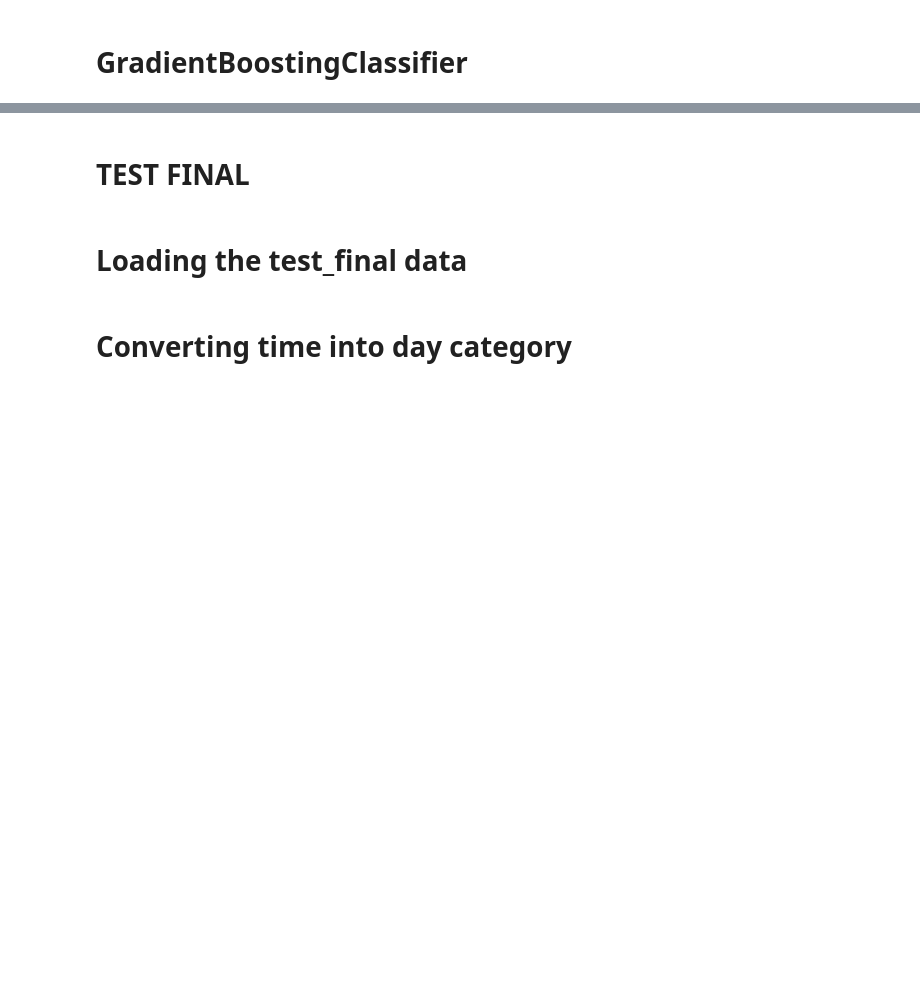
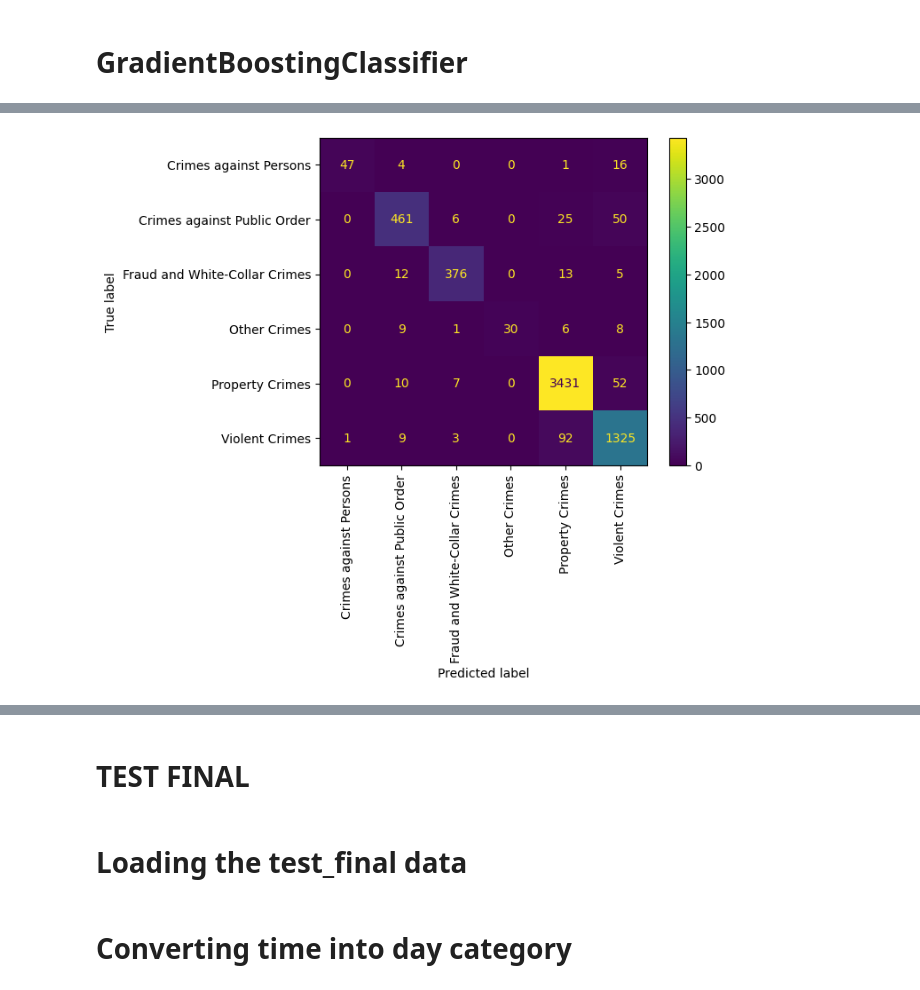
Before and after one commit to linisha04/ml-project-academic, a Jupyter notebook: 22f2000254-notebook-t22024.ipynb, the cells around one changed output, grey strips where cells are left out. Saved outputs shown, nothing was run; the diff lists cells and outputs as text; code cells hidden in the pictures; blank space fills up the shorter version.

```diff
--- a/22f2000254-notebook-t22024.ipynb
+++ b/22f2000254-notebook-t22024.ipynb
@@ -2070,5 +2019,0 @@ from sklearn.model_selection import RandomizedSearchCV
-# %%
-bagging_classifier_best=Pipeline(
-    steps=[('new_ct',new_ct), ("classifier", BaggingClassifier(random_state=1,n_estimators=700,max_samples=0.5))]
-)
-bagging_classifier_best.fit(new_train, new_train_y)
@@ -2188,0 +2200,13 @@ bagging_classifier_best.score(xtest_1,ytest_1)
+# %%
+from sklearn.ensemble import RandomForestClassifier
+
+randomForestClassifier=Pipeline([('new_ct',new_ct),('randomForest',RandomForestClassifier(random_state=1))])
+randomForestClassifier.fit(xtrain_1, ytrain_1)
+
+
+
+ypred_randomForest=randomForestClassifier.predict(xtest_1)
+
+print("randomForestClassifier score",randomForestClassifier.score(xtest_1,ytest_1))
+
+print('randomForestClassifier accuracy score' , accuracy_score(ytest_1,ypred_randomForest))
@@ -2188,0 +2252,70 @@ bagging_classifier_best.score(xtest_1,ytest_1)
+# %%
+rf_best=Pipeline([('new_ct',new_ct),
+                  ('randomForest',RandomForestClassifier(random_state=1,n_estimators=200,min_samples_split=2,min_samples_leaf=1,max_depth=30,class_weight=None))])
+
+
+rf_best_model_score_test=[]
+accuracy_scores_rf_best = []
+f1_scores_rf_best_half = []
+
+
+
+for train_index, test_index in data_split.split(xtrain_1, ytrain_1):
+    X_train, X_test = new_train.iloc[train_index], new_train.iloc[test_index]
+    y_train, y_test = new_train_y.iloc[train_index], new_train_y.iloc[test_index]
+
+    rf_best.fit(X_train, y_train)
+
+    y_pred_rf_best = rf_best.predict(X_test)
+
+
+    model_score_rf_best=rf_best.score(X_test,y_test)
+
+
+    accuracy_rf_best = accuracy_score(y_test, y_pred_rf_best)
+
+
+    f1_rf_best = f1_score(y_test, y_pred_rf_best, average='weighted')
+
+
+    accuracy_scores_rf_best.append(accuracy_rf_best)
+
+    f1_scores_rf_best_half.append(f1_rf_best)
+
+    rf_best_model_score_test.append(model_score_rf_best)
+
+
+print("Accuracy scores for each fold using rf_best: ", accuracy_scores_rf_best)
+print("Average accuracy using rf_best: ", np.mean(accuracy_scores_rf_best))
+print("F1 scores for each fold using rf_best: ", f1_scores_rf_best_half)
+print("Average F1 score using rf_best: ", np.mean(f1_scores_rf_best_half))
+print("model_score_test list  using rf_best " ,rf_best_model_score_test )
+print("Average model_score_test F1 score using rf_best: ", np.mean(rf_best_model_score_test))
+
+
+
+print('')
+print('-----------------------------------------------------------------')
+print('')
+
+ytest_1_predicted_rf_bestl=rf_best.predict(xtest_1)
+print('decision_tree classifier bestmodel score ',rf_best.score(xtest_1,ytest_1))
+
+print('decision_tree classifier bestmodel accuracy score ',accuracy_score( ytest_1 ,  ytest_1_predicted_rf_bestl )   )
+
+print('')
+print('-----------------------------------------------------------------')
+print('')
+
+
+
+print(classification_report(ytest_1, rf_best.predict(xtest_1)))
+
+print('')
+print('-----------------------------------------------------------------')
+print('')
+
+
+
+ConfusionMatrixDisplay.from_estimator(rf_best, xtest_1, ytest_1,xticks_rotation='vertical')
+# %% [output]
@@ -2188,0 +2340 @@ bagging_classifier_best.score(xtest_1,ytest_1)
+[figure, added]
```
Also changed, not shown: parts of 42 cells of this notebook.
